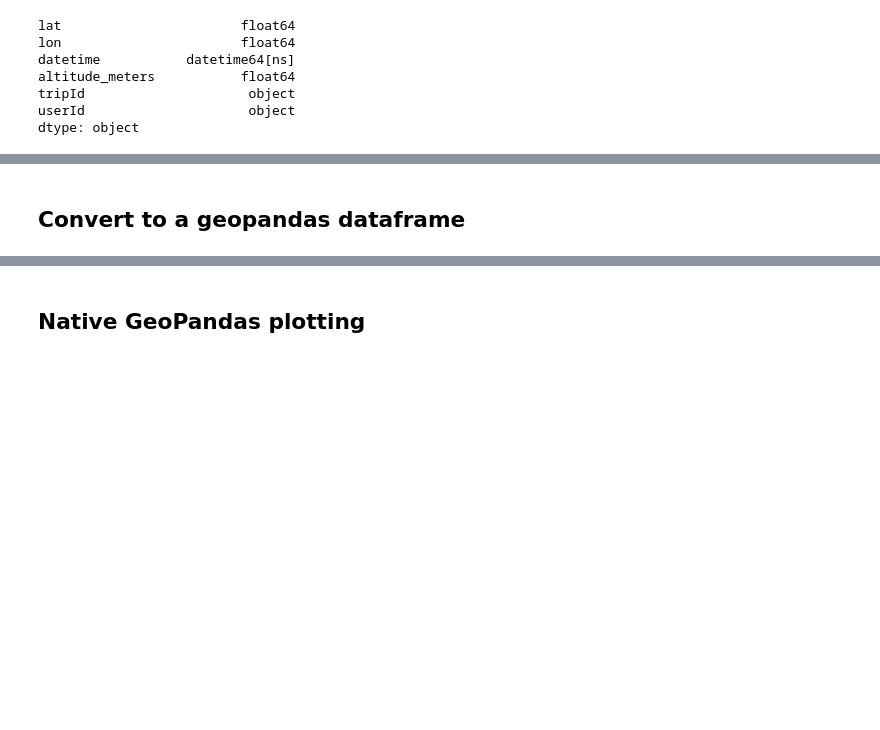
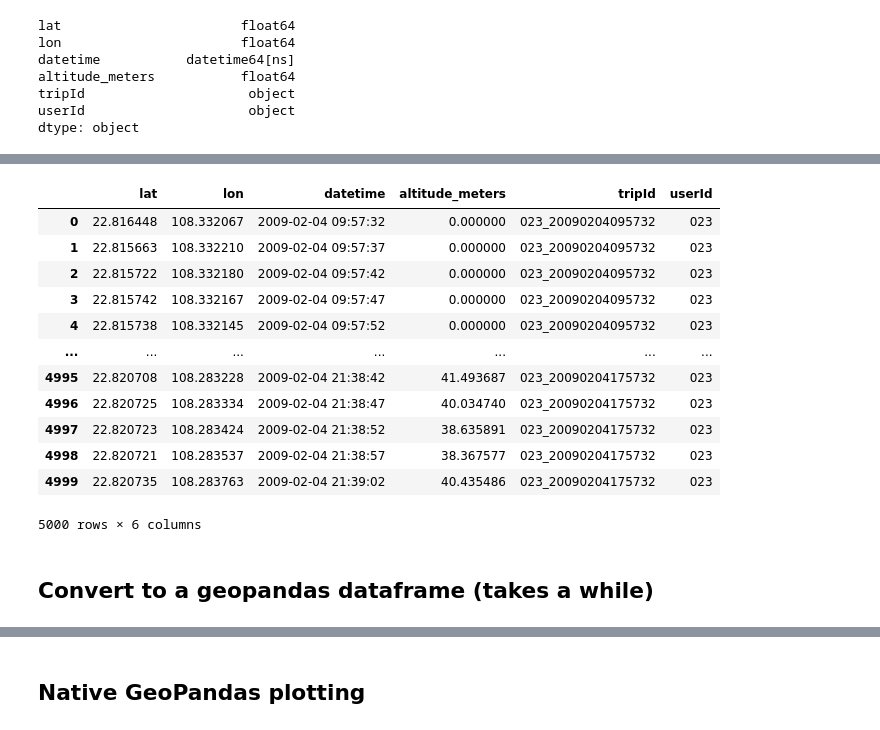
Before and after one commit to tjansson60/geospatial, a Jupyter notebook: geospatial.ipynb, the cells around one changed output, grey strips where cells are left out. Saved outputs shown, nothing was run; the diff lists cells and outputs as text; code cells hidden in the pictures; blank space fills up the shorter version.

```diff
--- a/geospatial.ipynb
+++ b/geospatial.ipynb
@@ -32,3 +45,21 @@ dtype: object
+# %%
+## Make smaller datasets for inefficient plottting tools
+df_small = df.head(5000)
+df_small
+# %% [output]
+|  | lat | lon | datetime | altitude_meters | tripId | userId |
+| 0 | 22.816448 | 108.332067 | 2009-02-04 09:57:32 | 0.000000 | 023_20090204095732 | 023 |
+| 1 | 22.815663 | 108.332210 | 2009-02-04 09:57:37 | 0.000000 | 023_20090204095732 | 023 |
+| 2 | 22.815722 | 108.332180 | 2009-02-04 09:57:42 | 0.000000 | 023_20090204095732 | 023 |
+| 3 | 22.815742 | 108.332167 | 2009-02-04 09:57:47 | 0.000000 | 023_20090204095732 | 023 |
+| 4 | 22.815738 | 108.332145 | 2009-02-04 09:57:52 | 0.000000 | 023_20090204095732 | 023 |
+| ... | ... | ... | ... | ... | ... | ... |
+| 4995 | 22.820708 | 108.283228 | 2009-02-04 21:38:42 | 41.493687 | 023_20090204175732 | 023 |
+| 4996 | 22.820725 | 108.283334 | 2009-02-04 21:38:47 | 40.034740 | 023_20090204175732 | 023 |
+| 4997 | 22.820723 | 108.283424 | 2009-02-04 21:38:52 | 38.635891 | 023_20090204175732 | 023 |
+| 4998 | 22.820721 | 108.283537 | 2009-02-04 21:38:57 | 38.367577 | 023_20090204175732 | 023 |
+| 4999 | 22.820735 | 108.283763 | 2009-02-04 21:39:02 | 40.435486 | 023_20090204175732 | 023 |
+5000 rows × 6 columns
 # %% [markdown]
-## Convert to a geopandas dataframe
+## Convert to a geopandas dataframe (takes a while)
 # %%
```
Also changed, not shown: parts of 14 cells of this notebook, 1 other file.
